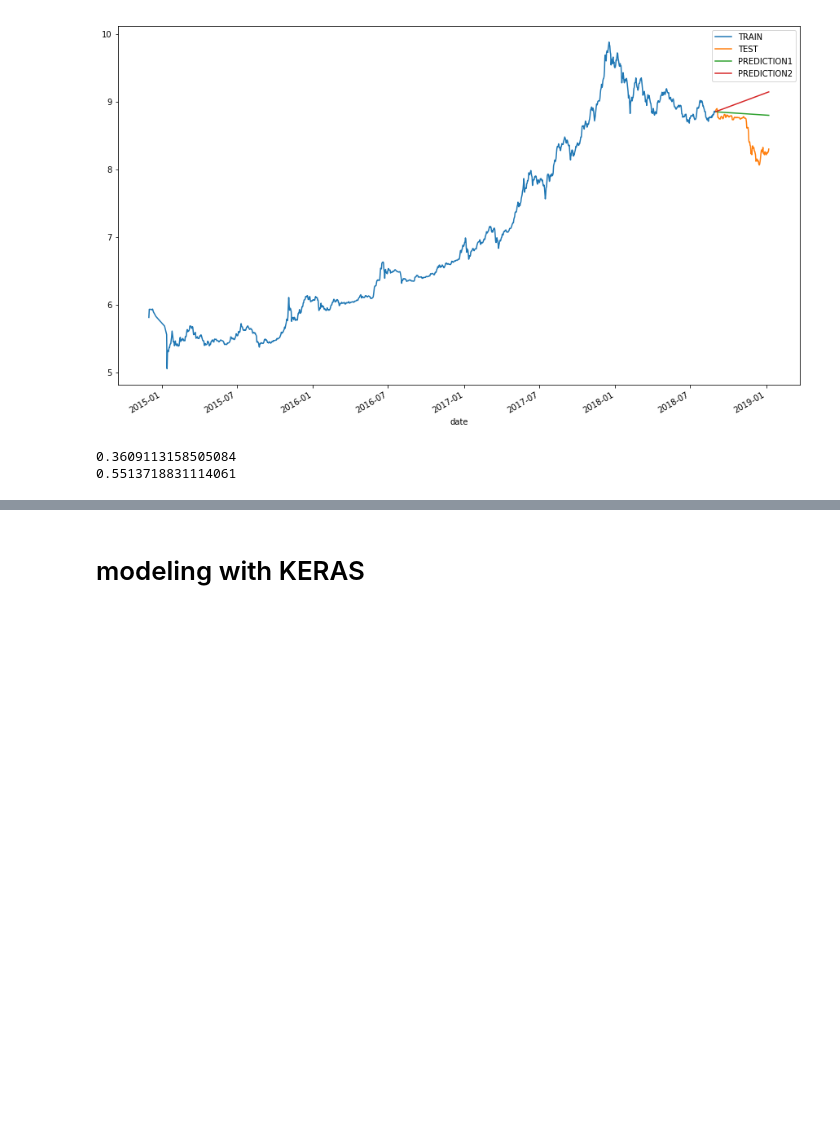
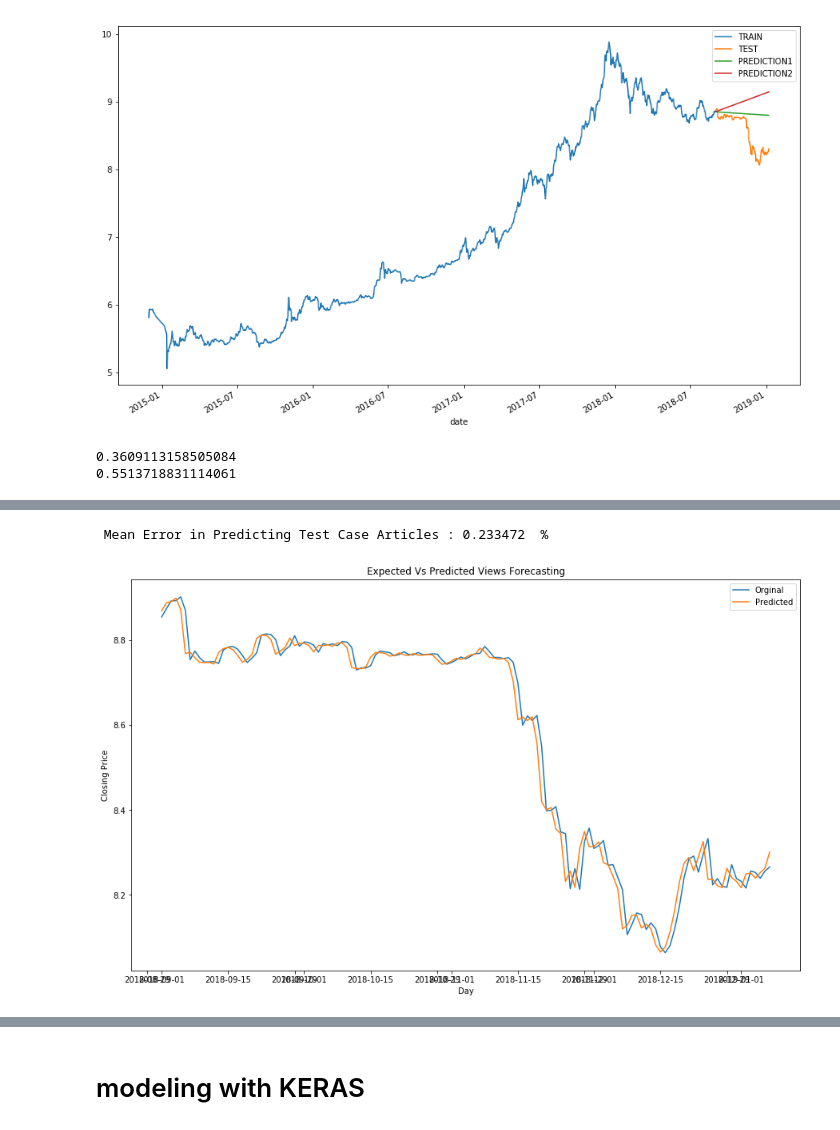
Before and after one commit to legomydiego/Thinkful-Final-Capstone, a Jupyter notebook: Final Capstone.ipynb, the cells around one changed output, grey strips where cells are left out. Saved outputs shown, nothing was run; the diff lists cells and outputs as text; code cells hidden in the pictures; blank space fills up the shorter version.

```diff
--- a/Final Capstone.ipynb
+++ b/Final Capstone.ipynb
@@ -481,0 +637,18 @@ print(fitted_DES_error_log2)
+# %%
+# After iterating over whole test set the overall mean error is calculated.
+print('\n Mean Error in Predicting Test Case Articles : %f ' % (sum(error_list)/float(len(error_list))), '%')
+
+plt.figure(figsize=(15, 9))
+test_day = [t
+           for t in range(len(test))]
+labels={'Orginal','Predicted'}
+plt.plot(test_log.index,predictions)
+plt.plot(test_log.index, originals)
+plt.title('Expected Vs Predicted Views Forecasting')
+plt.xlabel('Day')
+plt.ylabel('Closing Price')
+plt.legend(labels)
+plt.show()
+# %% [output]
+ Mean Error in Predicting Test Case Articles : 0.233472  %
+[figure, added]
```
Also changed, not shown: parts of 24 cells of this notebook.
